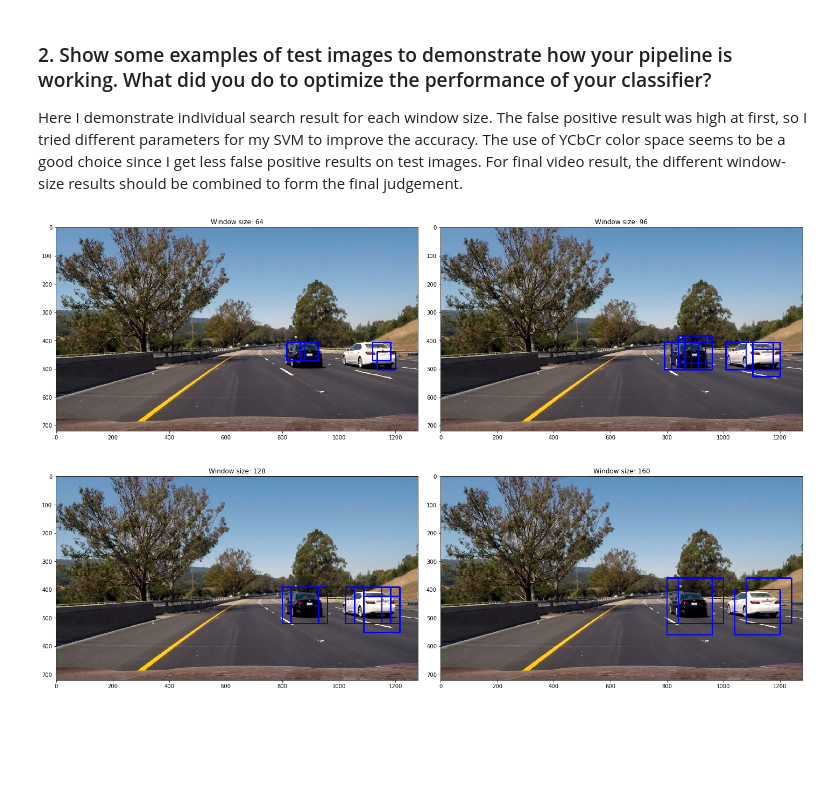
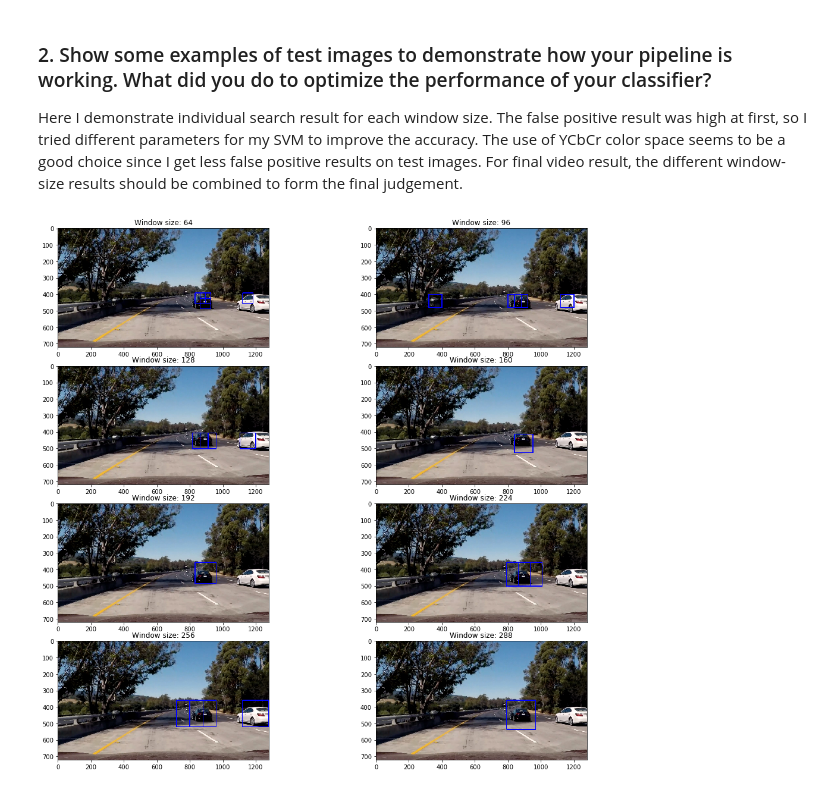
Before and after one commit to markandlw/CarND-Vehicle-Detection, a Jupyter notebook: report.ipynb, the cells around one changed output. Drawn from its saved outputs; the diff is of its cells as text; code cells hidden in the pictures; blank space fills up the shorter version.

```diff
--- a/report.ipynb
+++ b/report.ipynb
@@ -175,7 +176,7 @@ X_train, X_test, y_train, y_test = train_test_split(
 print('Feature vector length:', len(X_train[0]))
 
 # Use a linear SVC
-svc = LinearSVC()
+svc = LinearSVC(C=0.9)
 
 t=time.time()
 svc.fit(X_train, y_train)
@@ -208,17 +209,17 @@ test_img = mpimg.imread('./test_images/test1.jpg')
 def search_endpoint(window_size, img_height):
     return int(img_height / 2), int(img_height / 2 + img_height / 2 * window_size / 128)
 
-row,col = 2,2
-f, ax = plt.subplots(row, col, figsize=(20,13))
+row,col = 4,2
+f, ax = plt.subplots(row, col, figsize=(15,13))
 f.tight_layout()
 
 multi_windows = []
-for count,size in enumerate(range(64,192,32)):
+for count,size in enumerate(range(64,192,16)):
     start,stop = search_endpoint(size, test_img.shape[0])
-    #trim car head
+    #trim car hood
     if stop > test_img.shape[0] - 35:
         stop = test_img.shape[0] - 35
-    window = slide_window(test_img,y_start_stop=[start,stop],xy_window=(size,size),xy_overlap=(0.75,0.75))
+    window = slide_window(test_img,y_start_stop=[start,stop],xy_window=(size,size),xy_overlap=(0.50,0.50))
     multi_windows.append(window)
     ax.flatten()[count].imshow(draw_boxes(test_img,window,thick=3))
     ax.flatten()[count].set_title('Window size: ' + str(size))
@@ -228,25 +229,27 @@ for count,size in enumerate(range(64,192,32)):
 ### 2\. Show some examples of test images to demonstrate how your pipeline is working.  What did you do to optimize the performance of your classifier?
 Here I demonstrate individual search result for each window size. The false positive result was high at first, so I tried different parameters for my SVM to improve the accuracy. The use of YCbCr color space seems to be a good choice since I get less false positive results on test images. For final video result, the different window-size results should be combined to form the final judgement.
 # %%
-test_img = mpimg.imread('./test_images/test6.jpg')
+test_img = mpimg.imread('./test_images/test5.jpg')
 image = test_img.astype(np.float32)/255
 
-row,col = 2,2
-f, ax = plt.subplots(row, col, figsize=(20,13))
+row,col = 4,2
+f, ax = plt.subplots(row, col, figsize=(15,13))
 f.tight_layout()
 
 hits = []
 # draw search result for each window size
 for count,windows in enumerate(multi_windows):
     hot_windows = search_windows(image, windows, svc, X_scaler, color_space=cspace,
                         spatial_size=(spatial,spatial), hist_bins=histbin,
                         orient=orient, pix_per_cell=pix_per_cell,
                         cell_per_block=cell_per_block,
                         hog_channel=hog_channel, spatial_feat=True,
                         hist_feat=True, hog_feat=True)
     draw_image = np.copy(test_img)
     window_img = draw_boxes(draw_image, hot_windows, color=(0, 0, 255), thick=3)
     ax.flatten()[count].imshow(window_img)
     ax.flatten()[count].set_title('Window size: ' + str(32 * (2 + count)))
+
+    hits.extend(hot_windows)
 # %% [output]
-[figure, old version]
+[figure, new version]
```
Also changed, not shown: parts of 13 cells of this notebook, 2 other files.
